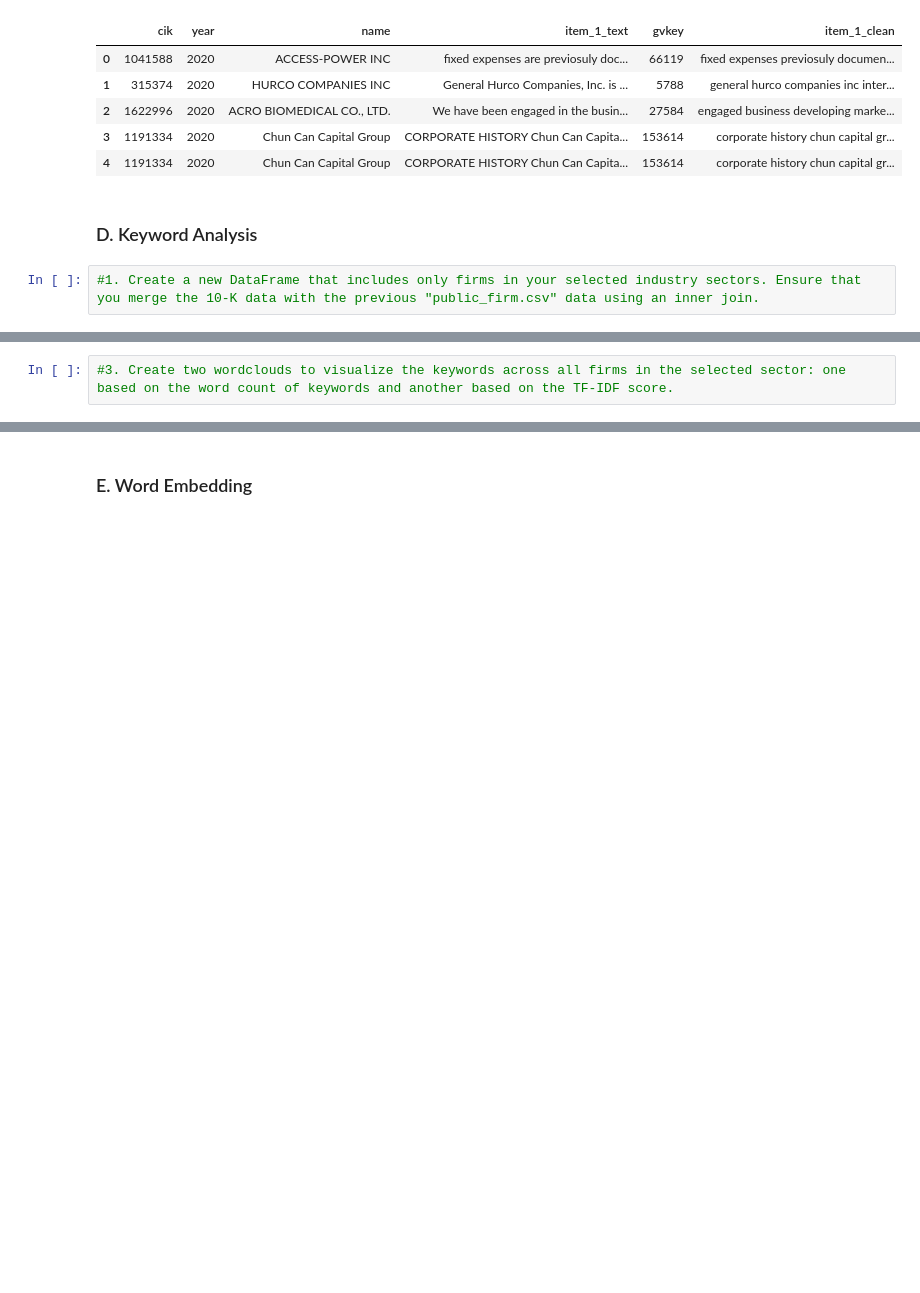
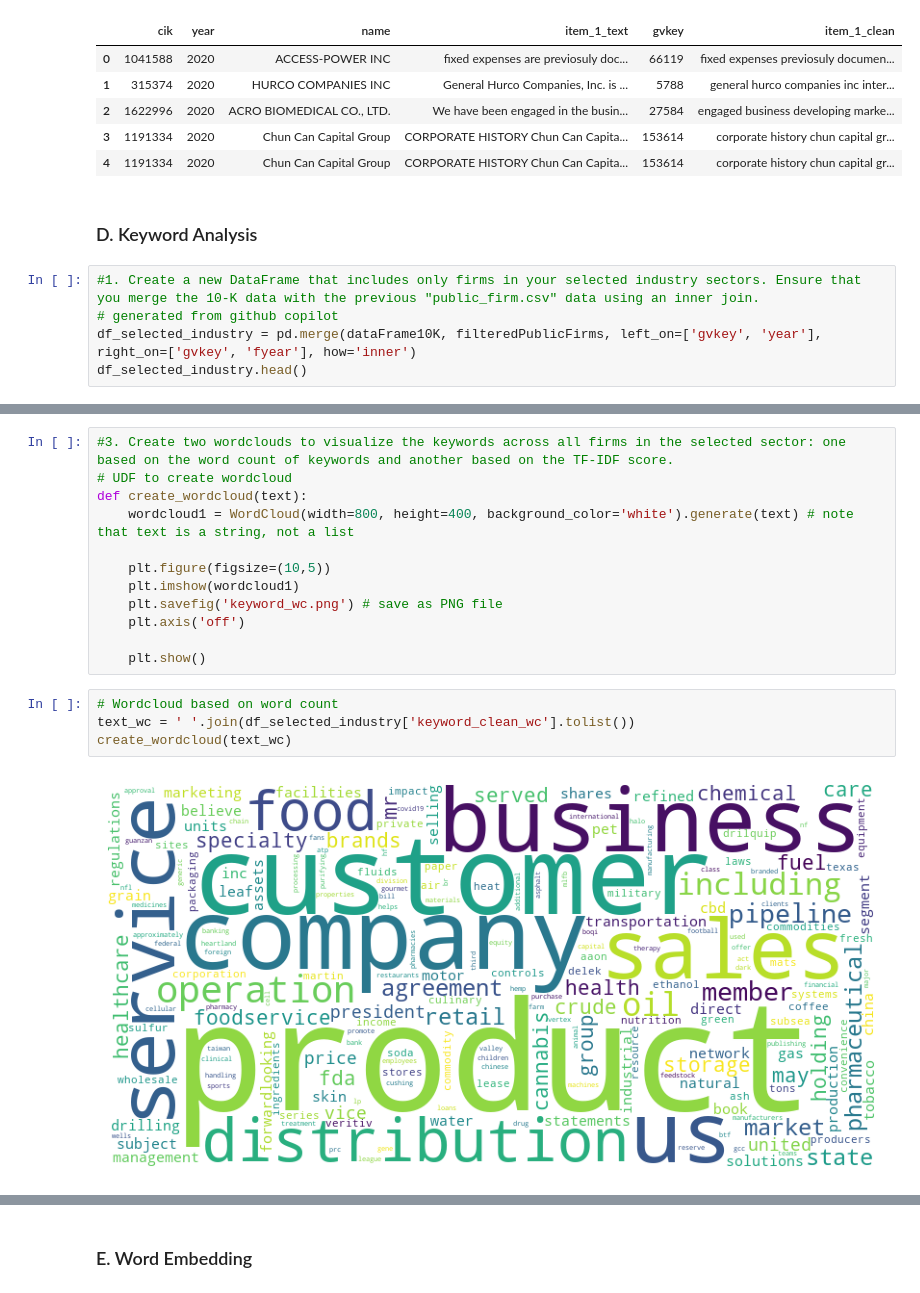
Before and after one commit to davidzc01/BAIT508_Industry_Analysis, a Jupyter notebook: Industry analysis.ipynb, the cells around one changed output, grey strips where cells are left out. Cells and saved outputs as stored; diff of their text form; blank space fills up the shorter version.

```diff
--- a/Industry analysis.ipynb
+++ b/Industry analysis.ipynb
@@ -234,3 +239,6 @@ dataFrame10K.head()
 ### D. Keyword Analysis
 # %%
 #1.	Create a new DataFrame that includes only firms in your selected industry sectors. Ensure that you merge the 10-K data with the previous "public_firm.csv" data using an inner join.
+# generated from github copilot
+df_selected_industry = pd.merge(dataFrame10K, filteredPublicFirms, left_on=['gvkey', 'year'], right_on=['gvkey', 'fyear'], how='inner')
+df_selected_industry.head()
@@ -239,2 +315,18 @@ dataFrame10K.head()
 # %%
 #3.	Create two wordclouds to visualize the keywords across all firms in the selected sector: one based on the word count of keywords and another based on the TF-IDF score.
+# UDF to create wordcloud
+def create_wordcloud(text):
+    wordcloud1 = WordCloud(width=800, height=400, background_color='white').generate(text) # note that text is a string, not a list
+
+    plt.figure(figsize=(10,5))
+    plt.imshow(wordcloud1)
+    plt.savefig('keyword_wc.png') # save as PNG file
+    plt.axis('off')
+
+    plt.show()
+# %%
+# Wordcloud based on word count
+text_wc = ' '.join(df_selected_industry['keyword_clean_wc'].tolist())
+create_wordcloud(text_wc)
+# %% [output]
+[figure, added]
```
Also changed, not shown: parts of 10 cells of this notebook, 5 other files.
